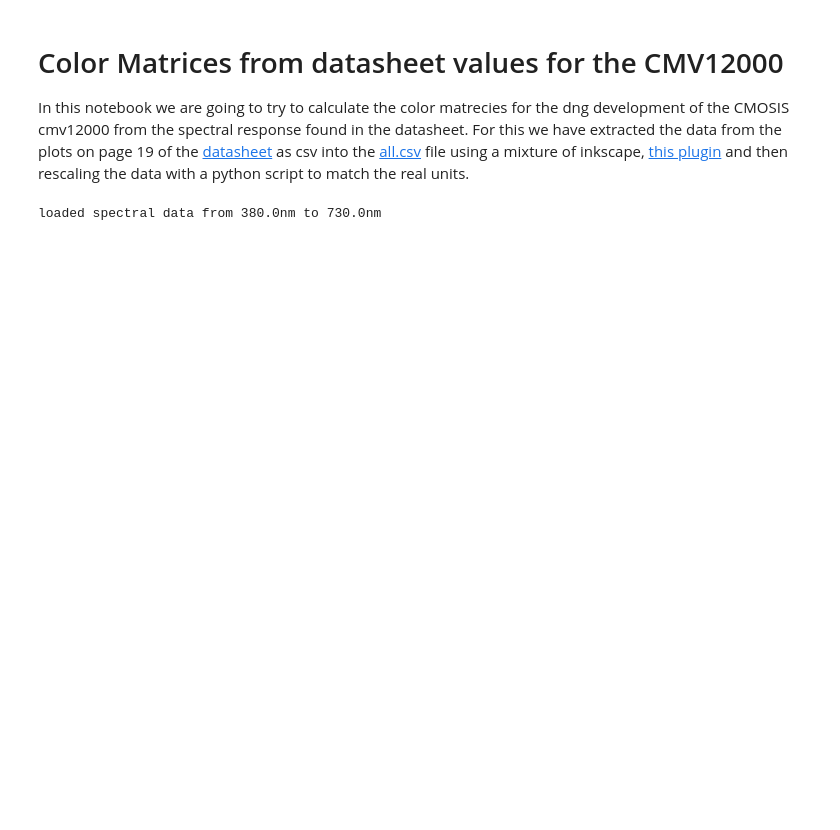
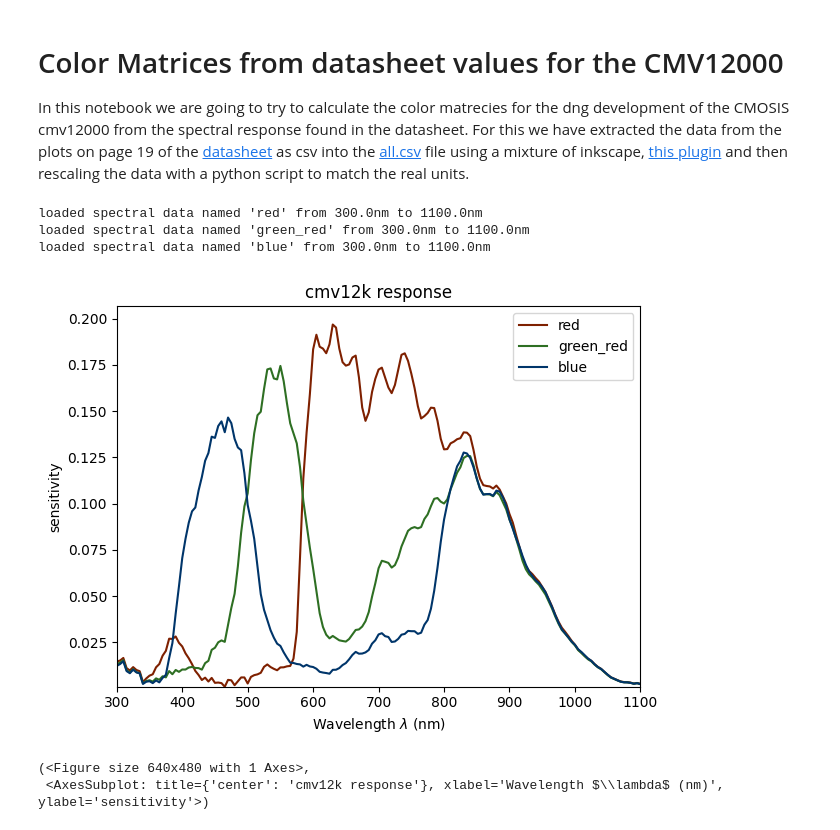
Before and after one commit to anuejn/cmv12k_color_response, a Jupyter notebook: color_matrices.ipynb, the cells around one changed output. Saved outputs shown, nothing was run; the diff lists cells and outputs as text; code cells hidden in the pictures; blank space fills up the shorter version.

```diff
--- a/color_matrices.ipynb
+++ b/color_matrices.ipynb
@@ -4,12 +4,27 @@
 In this notebook we are going to try to calculate the color matrecies for the dng development of the CMOSIS cmv12000 from the spectral response found in the datasheet.
 For this we have extracted the data from the plots on page 19 of the [datasheet](data_raw/CMV12000_DS000603_5-00.pdf) as csv into the [all.csv](data/all.csv) file using a mixture of inkscape,
 [this plugin](https://github.com/camrbuss/nodes_to_csv) and then rescaling the data with a python script to match the real units.
-# %%
-from email.base64mime import header_length
-import numpy as np
-import colour
-x, *channels = np.transpose(np.genfromtxt("data/all.csv", delimiter=",", skip_header=1))
-red, green_red, green_blue, blue, *_ = [colour.SpectralDistribution(channel, x).align(colour.SpectralShape(380, 730, 10)) for channel in channels]
-print(f"loaded spectral data from {red.wavelengths[0]}nm to {red.wavelengths[-1]}nm")
-# %% [output]
-loaded spectral data from 380.0nm to 730.0nm
+# %%
+import numpy as np
+import colour
+from pathlib import Path
+
+def load_spectral_data(filename):
+    x, data = np.transpose(np.genfromtxt(filename, delimiter=",", skip_header=1))
+    sd = colour.SpectralDistribution(data, x, name=Path(filename).stem)
+    print(f"loaded spectral data named '{sd.name}' from {sd.wavelengths[0]}nm to {sd.wavelengths[-1]}nm")
+    return sd
+
+red = load_spectral_data("cmv12k_data/red.csv")
+green = load_spectral_data("cmv12k_data/green_red.csv")
+blue = load_spectral_data("cmv12k_data/blue.csv")
+
+plot_kwargs = {'use_sd_colours': True}
+colour.plotting.plot_multi_sds([red, green, blue], plot_kwargs=plot_kwargs, y_label="sensitivity", title="cmv12k response")
+# %% [output]
+loaded spectral data named 'red' from 300.0nm to 1100.0nm
+loaded spectral data named 'green_red' from 300.0nm to 1100.0nm
+loaded spectral data named 'blue' from 300.0nm to 1100.0nm
+[figure, added]
+(<Figure size 640x480 with 1 Axes>,
+ <AxesSubplot: title={'center': 'cmv12k response'}, xlabel='Wavelength $\\lambda$ (nm)', ylabel='sensitivity'>)
```
Also changed, not shown: parts of 12 cells of this notebook, 34 other files.
